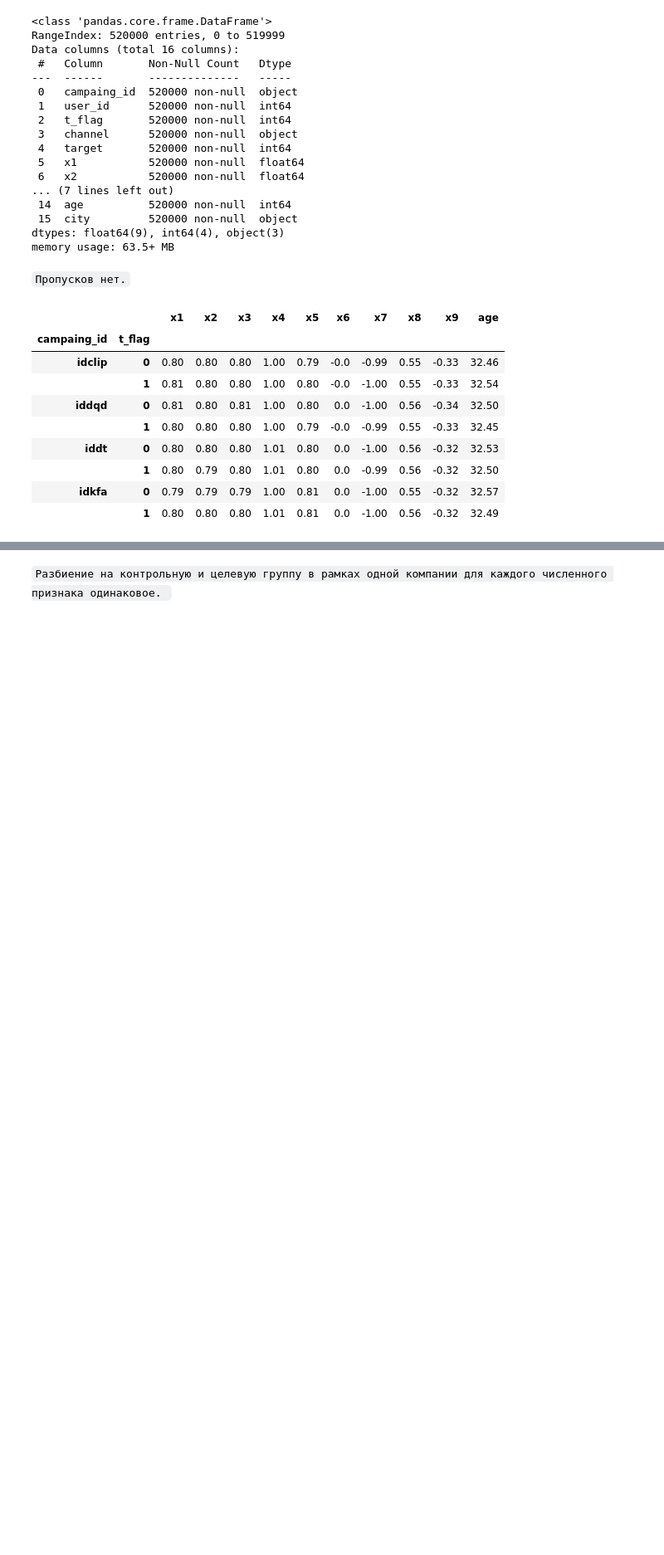
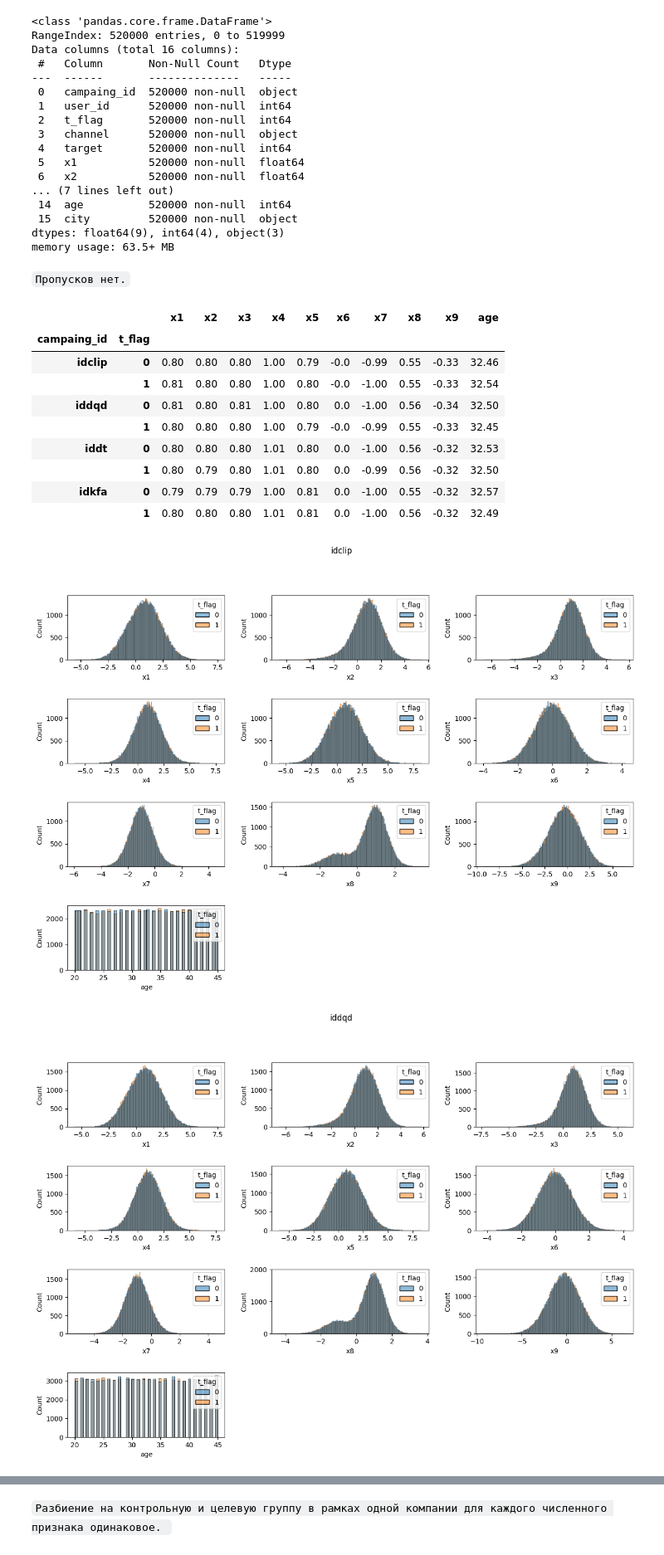
Before and after one commit to vasilyryabtsev/ml-hse-24-25, a Jupyter notebook: HW6_Uplift/AI_HW6_uplift.ipynb, the cells around one changed output, grey strips where cells are left out. Shown at 83% size. Saved outputs shown, nothing was run; the diff lists cells and outputs as text; code cells hidden in the pictures; blank space fills up the shorter version.

```diff
--- a/HW6_Uplift/AI_HW6_uplift.ipynb
+++ b/HW6_Uplift/AI_HW6_uplift.ipynb
@@ -654,0 +649,35 @@ for campaign in campaigns_contracts_features.campaing_id.unique():
+# %%
+import matplotlib.pyplot as plt
+import seaborn as sns
+
+def dist_plots(campaign):
+    """
+    Построить графики распределений для каждого признака для контрольной и целевой группы.
+    """
+    data = campaigns_contracts_features[campaigns_contracts_features['campaing_id'] == campaign]
+
+    nrows = 4
+    ncols = 3
+
+    fig, ax = plt.subplots(nrows=nrows, ncols=ncols, figsize=(15, 10))
+    fig.subplots_adjust(wspace=0.3, hspace=0.6)
+
+    for row in range(nrows):
+        for col in range(ncols):
+            k = row * ncols + col
+            if k >= len(numeric):
+                ax[row, col].axis('off')
+                continue
+            sns.histplot(data=data,
+                         x=numeric[k],
+                         hue='t_flag',
+                         ax=ax[row, col])
+
+    fig.suptitle(campaign)
+    plt.show()
+
+for campaign in campaigns_contracts_features.campaing_id.unique():
+    dist_plots(campaign)
+# %% [output]
+[figure, added]
+[figure, added]
```
Also changed, not shown: parts of 6 cells of this notebook.
